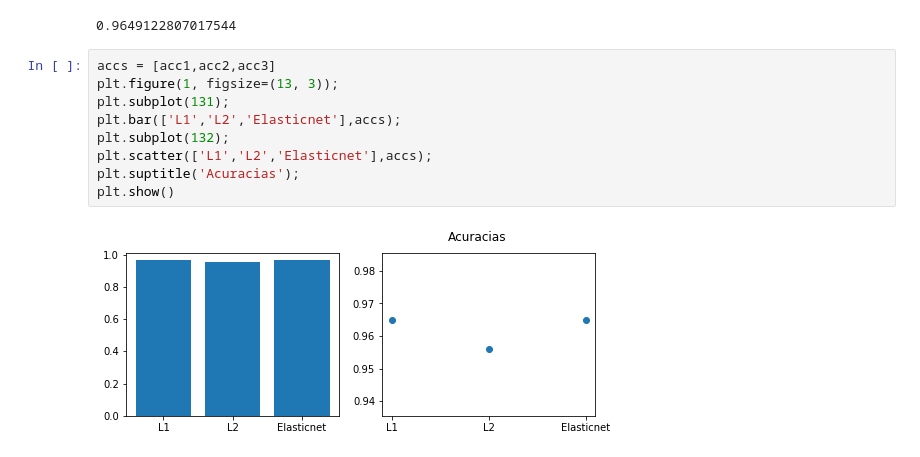
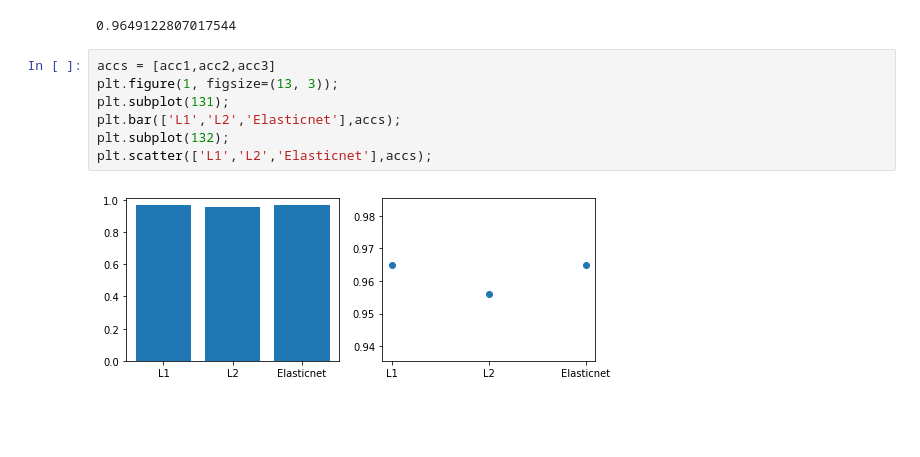
Before and after one commit to michelmelo25/Machine-Learning, a Jupyter notebook: Lista 7/WDBC.ipynb, the cells around one changed output. Drawn from its saved outputs; the diff is of its cells as text; blank space fills up the shorter version.

```diff
--- a/Lista 7/WDBC.ipynb
+++ b/Lista 7/WDBC.ipynb
@@ -197,11 +199,9 @@ acc3
 # %%
 accs = [acc1,acc2,acc3]
 plt.figure(1, figsize=(13, 3));
 plt.subplot(131);
 plt.bar(['L1','L2','Elasticnet'],accs);
 plt.subplot(132);
 plt.scatter(['L1','L2','Elasticnet'],accs);
-plt.suptitle('Acuracias');
-plt.show()
 # %% [output]
-[figure, old version]
+[figure, new version]
```
Also changed, not shown: parts of 1 cell of this notebook, 5 other files.
